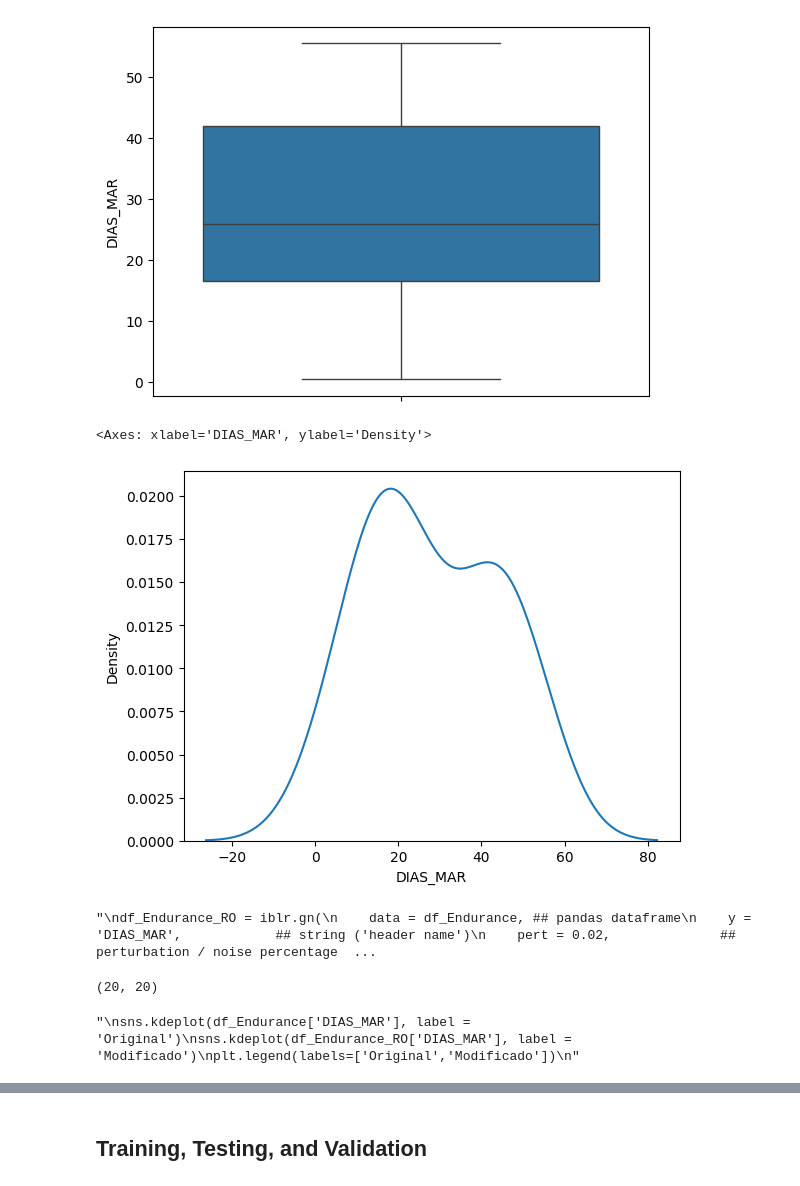
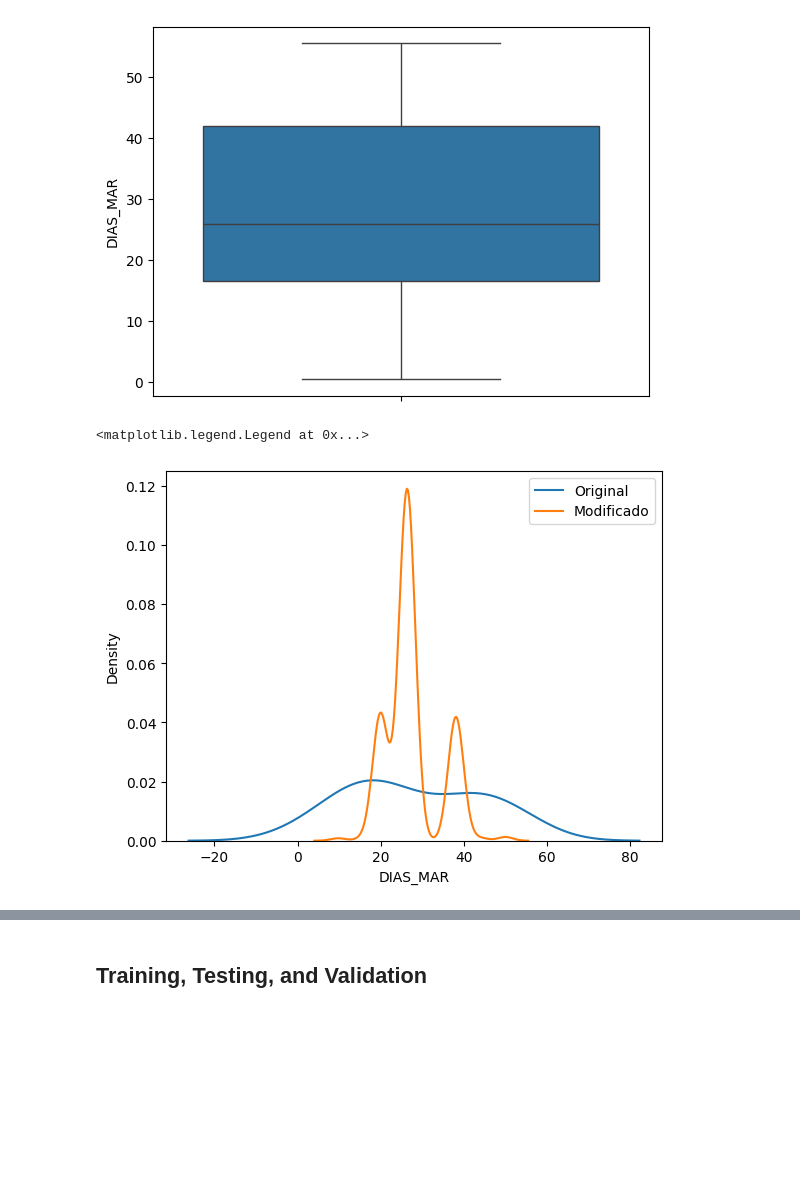
Before and after one commit to Valquire/ATOp, a Jupyter notebook: predictive_model_MilNavalPlatform_endurance.ipynb, the cells around one changed output, grey strips where cells are left out. Saved outputs shown, nothing was run; the diff lists cells and outputs as text; code cells hidden in the pictures; blank space fills up the shorter version.

Commit message:
Using sythentic data

```diff
--- a/predictive_model_MilNavalPlatform_endurance.ipynb
+++ b/predictive_model_MilNavalPlatform_endurance.ipynb
@@ -889,13 +710,6 @@ sns.boxplot(df_Endurance['DIAS_MAR'])
 # %% [output]
 <Axes: ylabel='DIAS_MAR'>
 [figure]
-# %%
-
-## y-distribution plot
-sns.kdeplot(df_Endurance['DIAS_MAR'], label = "Original")
-# %% [output]
-<Axes: xlabel='DIAS_MAR', ylabel='Density'>
-[figure, removed]
 # %%
 ## specify phi relevance values
 rg_mtrx_iblr = [
@@ -907,7 +721,7 @@ rg_mtrx_iblr = [
 ]
 # %%
 ## conduct Random Over-sampling
-"""
+
 df_Endurance_RO = iblr.gn(
     data = df_Endurance, ## pandas dataframe
     y = 'DIAS_MAR',            ## string ('header name')
@@ -927,10 +741,3 @@ df_Endurance_RO = iblr.gn(
     # rel_coef = 1.50,             ## unused (rel_method = 'manual')
     rel_ctrl_pts_rg = rg_mtrx_iblr ## 2d array (format: [x, y])
 )
-"""
-# %% [output]
-"\ndf_Endurance_RO = iblr.gn(\n    data = df_Endurance, ## pandas dataframe\n    y = 'DIAS_MAR',            ## string ('header name')\n    pert = 0.02,              ## perturbation / noise percentage  ...
-# %%
-df_Endurance.shape
-# %% [output]
-(20, 20)
@@ -939,10 +744,10 @@ df_Endurance.shape
 # %%
 ## plot y distribution
-"""
+
 sns.kdeplot(df_Endurance['DIAS_MAR'], label = 'Original')
 sns.kdeplot(df_Endurance_RO['DIAS_MAR'], label = 'Modificado')
 plt.legend(labels=['Original','Modificado'])
-"""
 # %% [output]
-"\nsns.kdeplot(df_Endurance['DIAS_MAR'], label = 'Original')\nsns.kdeplot(df_Endurance_RO['DIAS_MAR'], label = 'Modificado')\nplt.legend(labels=['Original','Modificado'])\n"
+<matplotlib.legend.Legend at 0x...>
+[figure, added]
 # %%
```
Also changed, not shown: parts of 51 cells of this notebook.
